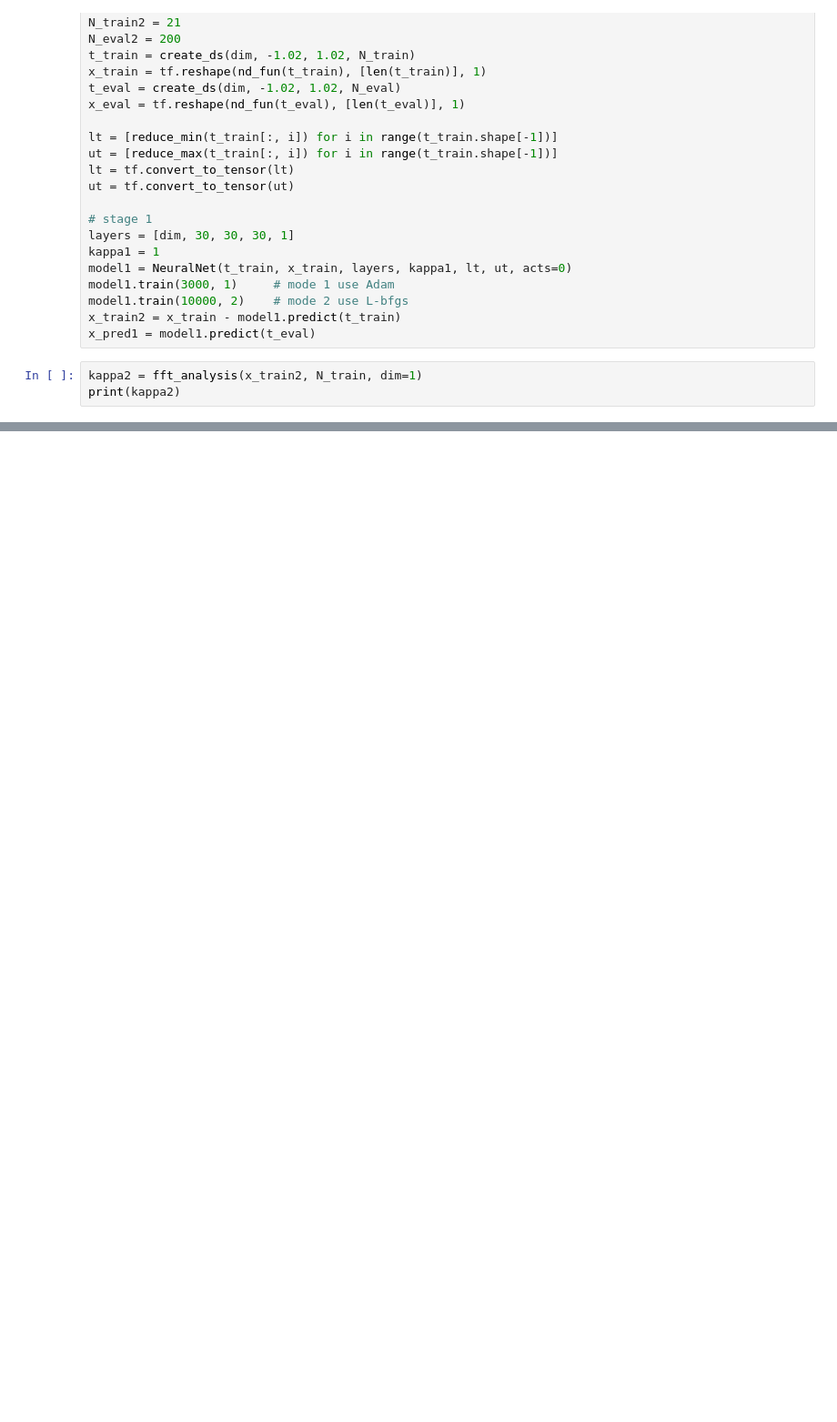
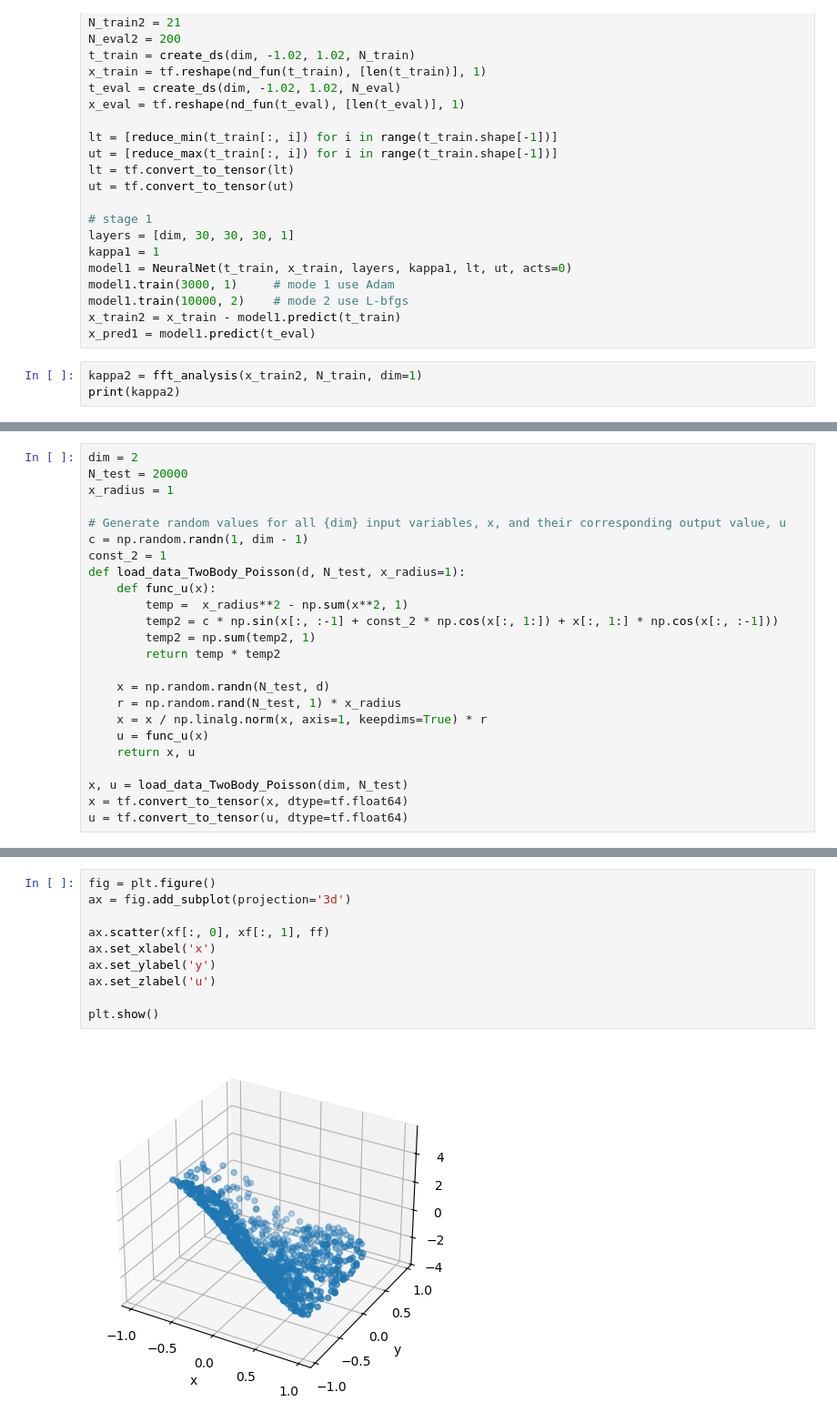
Before and after one commit to akavuturu/MultistageNN, a Jupyter notebook: Regression/MultiStageNN_HighDim.ipynb, the cells around one changed output, grey strips where cells are left out. Shown at 91% size. Cells and saved outputs as stored; diff of their text form; blank space fills up the shorter version.

```diff
--- a/Regression/MultiStageNN_HighDim.ipynb
+++ b/Regression/MultiStageNN_HighDim.ipynb
@@ -490,0 +429,24 @@ IndexError: index 60 is out of bounds for axis 2 with size 60
+# %%
+dim = 2
+N_test = 20000
+x_radius = 1
+
+# Generate random values for all {dim} input variables, x, and their corresponding output value, u
+c = np.random.randn(1, dim - 1)
+const_2 = 1
+def load_data_TwoBody_Poisson(d, N_test, x_radius=1):
+    def func_u(x):
+        temp =  x_radius**2 - np.sum(x**2, 1)
+        temp2 = c * np.sin(x[:, :-1] + const_2 * np.cos(x[:, 1:]) + x[:, 1:] * np.cos(x[:, :-1]))
+        temp2 = np.sum(temp2, 1)
+        return temp * temp2
+
+    x = np.random.randn(N_test, d)
+    r = np.random.rand(N_test, 1) * x_radius
+    x = x / np.linalg.norm(x, axis=1, keepdims=True) * r
+    u = func_u(x)
+    return x, u
+
+x, u = load_data_TwoBody_Poisson(dim, N_test)
+x = tf.convert_to_tensor(x, dtype=tf.float64)
+u = tf.convert_to_tensor(u, dtype=tf.float64)
@@ -490,0 +490,12 @@ IndexError: index 60 is out of bounds for axis 2 with size 60
+# %%
+fig = plt.figure()
+ax = fig.add_subplot(projection='3d')
+
+ax.scatter(xf[:, 0], xf[:, 1], ff)
+ax.set_xlabel('x')
+ax.set_ylabel('y')
+ax.set_zlabel('u')
+
+plt.show()
+# %% [output]
+[figure, added]
```
Also changed, not shown: parts of 5 cells of this notebook, 8 other files.
